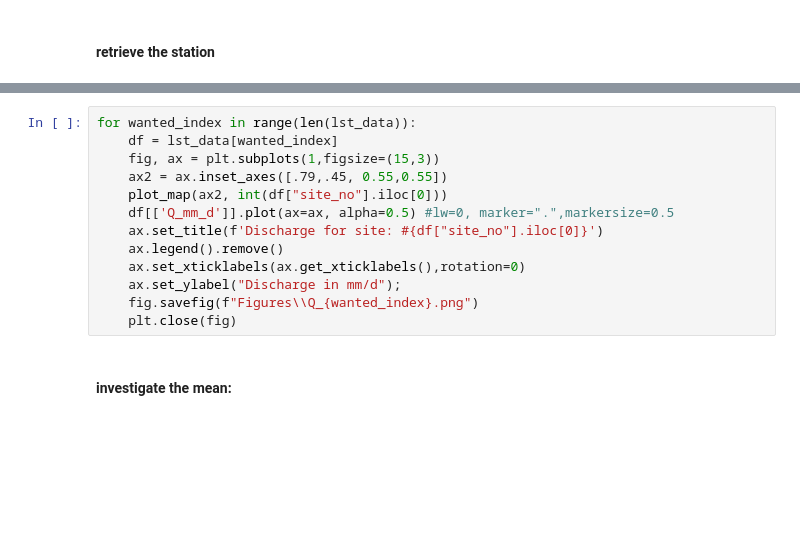
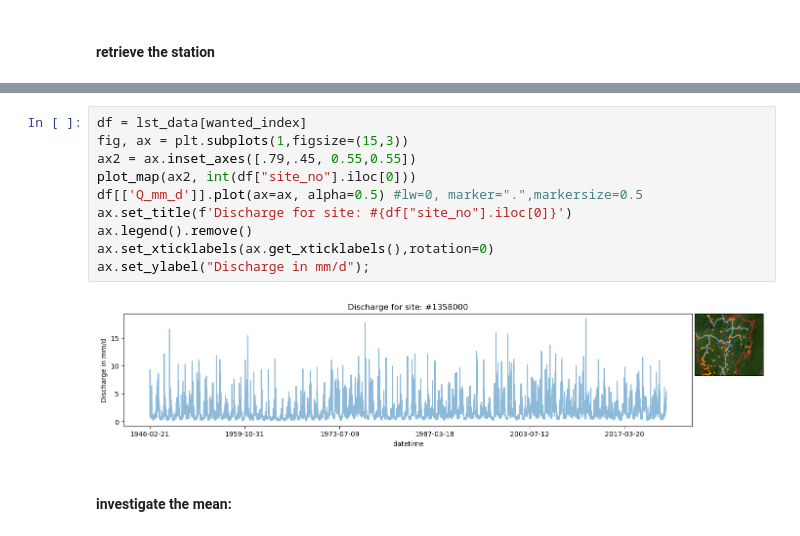
Before and after one commit to Daafip/ENVM1502-Catchment-model, a Jupyter notebook: Python files/Q_Loading discharge data.ipynb, the cells around one changed output, grey strips where cells are left out. Drawn from its saved outputs; the diff is of its cells as text; blank space fills up the shorter version.

```diff
--- a/Python files/Q_Loading discharge data.ipynb
+++ b/Python files/Q_Loading discharge data.ipynb
@@ -318,16 +318,15 @@ ax.set_ylabel("Discharge in m^3/s");
 # %%
-for wanted_index in range(len(lst_data)):
-    df = lst_data[wanted_index]
-    fig, ax = plt.subplots(1,figsize=(15,3))
-    ax2 = ax.inset_axes([.79,.45, 0.55,0.55])
-    plot_map(ax2, int(df["site_no"].iloc[0]))
-    df[['Q_mm_d']].plot(ax=ax, alpha=0.5) #lw=0, marker=".",markersize=0.5
-    ax.set_title(f'Discharge for site: #{df["site_no"].iloc[0]}')
-    ax.legend().remove()
-    ax.set_xticklabels(ax.get_xticklabels(),rotation=0)
-    ax.set_ylabel("Discharge in mm/d");
-    fig.savefig(f"Figures\\Q_{wanted_index}.png")
-    plt.close(fig)
+df = lst_data[wanted_index]
+fig, ax = plt.subplots(1,figsize=(15,3))
+ax2 = ax.inset_axes([.79,.45, 0.55,0.55])
+plot_map(ax2, int(df["site_no"].iloc[0]))
+df[['Q_mm_d']].plot(ax=ax, alpha=0.5) #lw=0, marker=".",markersize=0.5
+ax.set_title(f'Discharge for site: #{df["site_no"].iloc[0]}')
+ax.legend().remove()
+ax.set_xticklabels(ax.get_xticklabels(),rotation=0)
+ax.set_ylabel("Discharge in mm/d");
+# %% [output]
+[figure, added]
 # %% [markdown]
 #### investigate the mean:
 # %%
```
Also changed, not shown: parts of 3 cells of this notebook, 1 other file.
